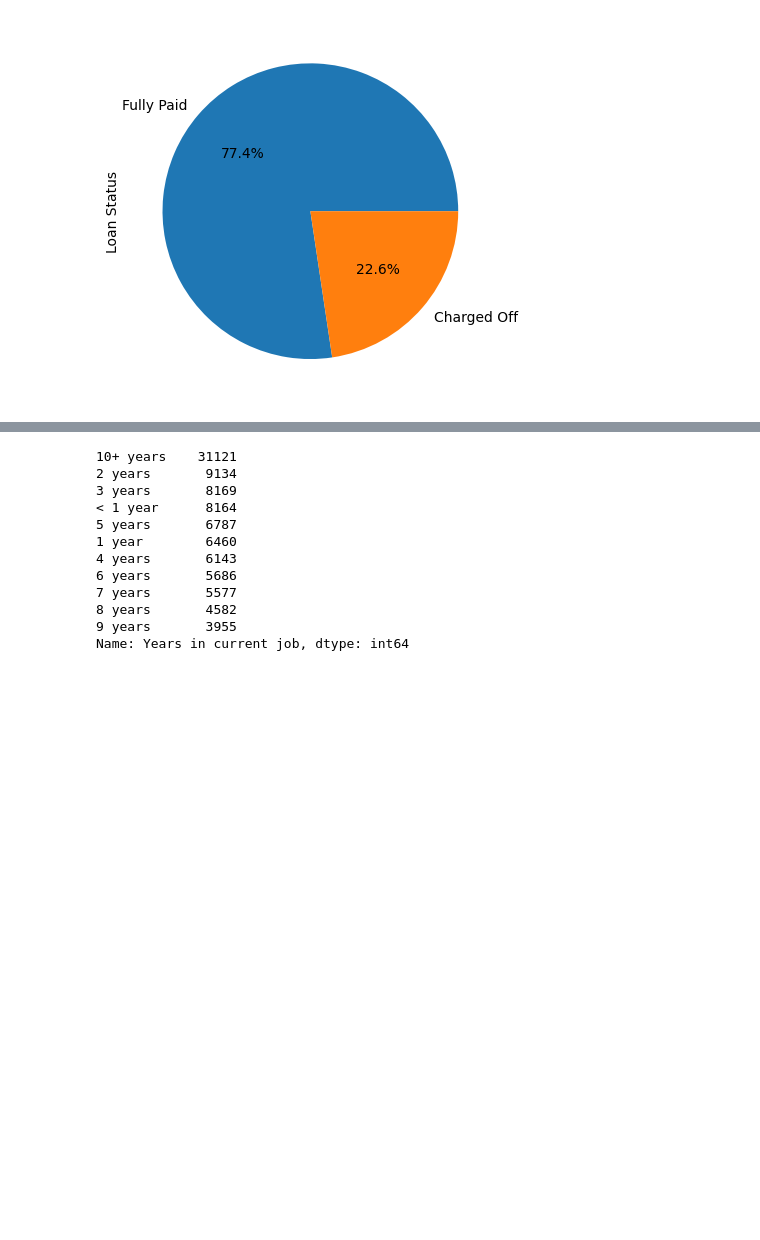
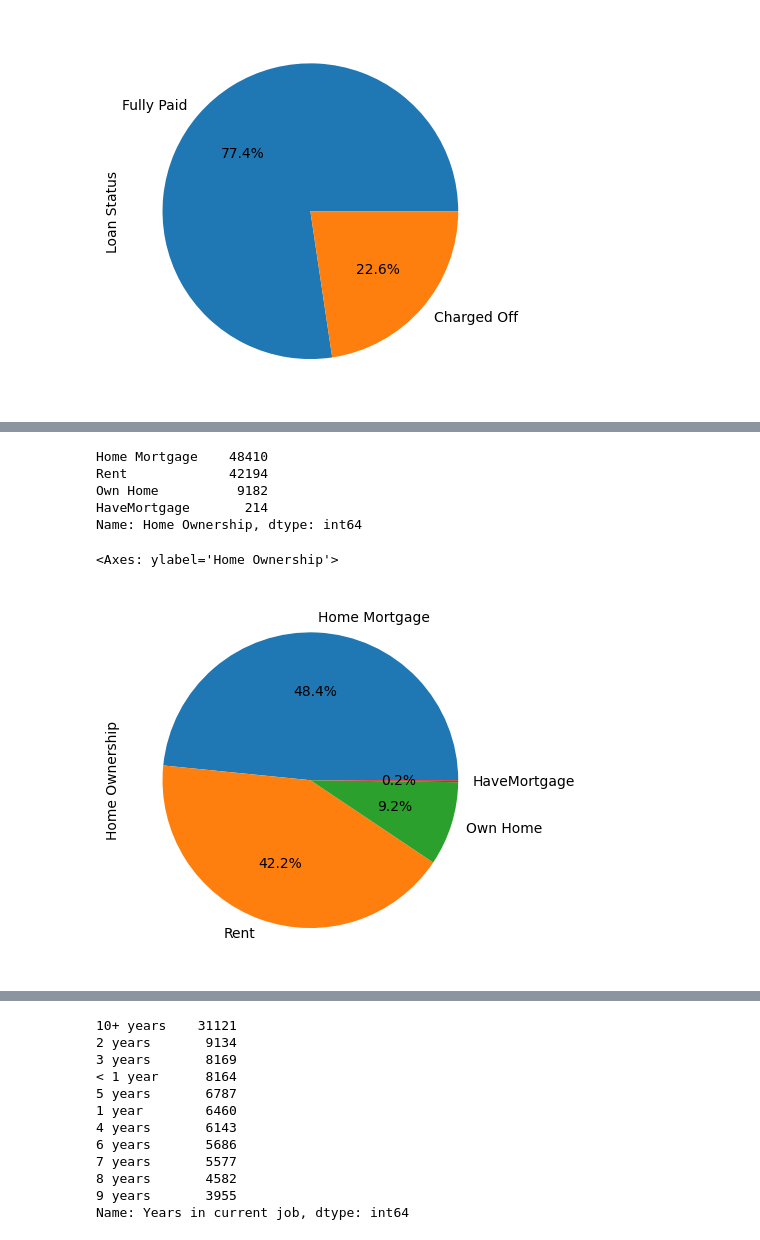
Before and after one commit to abideen-olawuwo/loancredit, a Jupyter notebook: credit.ipynb, the cells around one changed output, grey strips where cells are left out. Cells and saved outputs as stored; diff of their text form; code cells hidden in the pictures; blank space fills up the shorter version.

```diff
--- a/credit.ipynb
+++ b/credit.ipynb
@@ -163,0 +151,13 @@ dtype: object
+# %%
+df_train['Home Ownership'].value_counts()
+# %% [output]
+Home Mortgage    48410
+Rent             42194
+Own Home          9182
+HaveMortgage       214
+Name: Home Ownership, dtype: int64
+# %%
+df_train['Home Ownership'].value_counts().plot(kind='pie',autopct='%1.1f%%')
+# %% [output]
+<Axes: ylabel='Home Ownership'>
+[figure, added]
```
Also changed, not shown: parts of 15 cells of this notebook.
